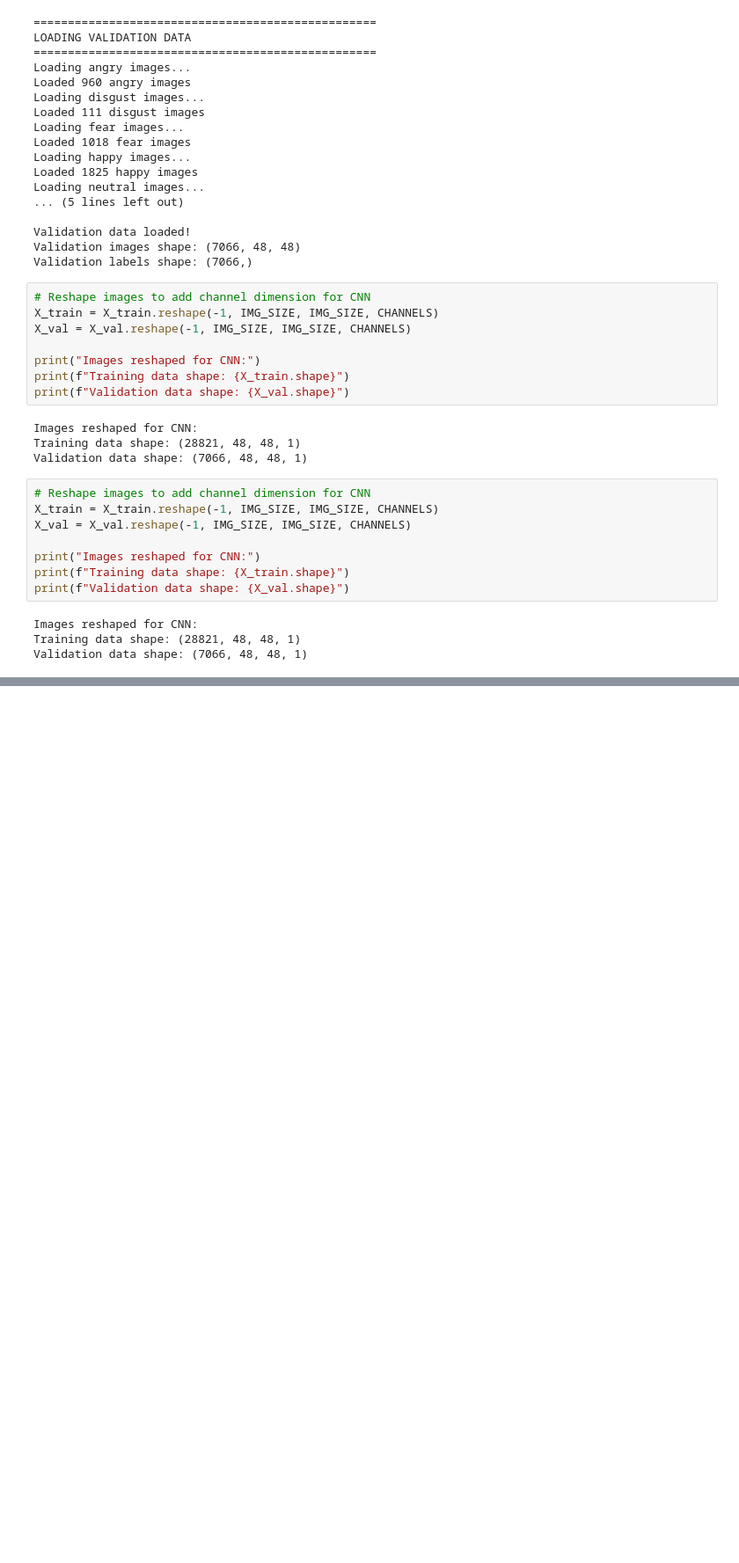
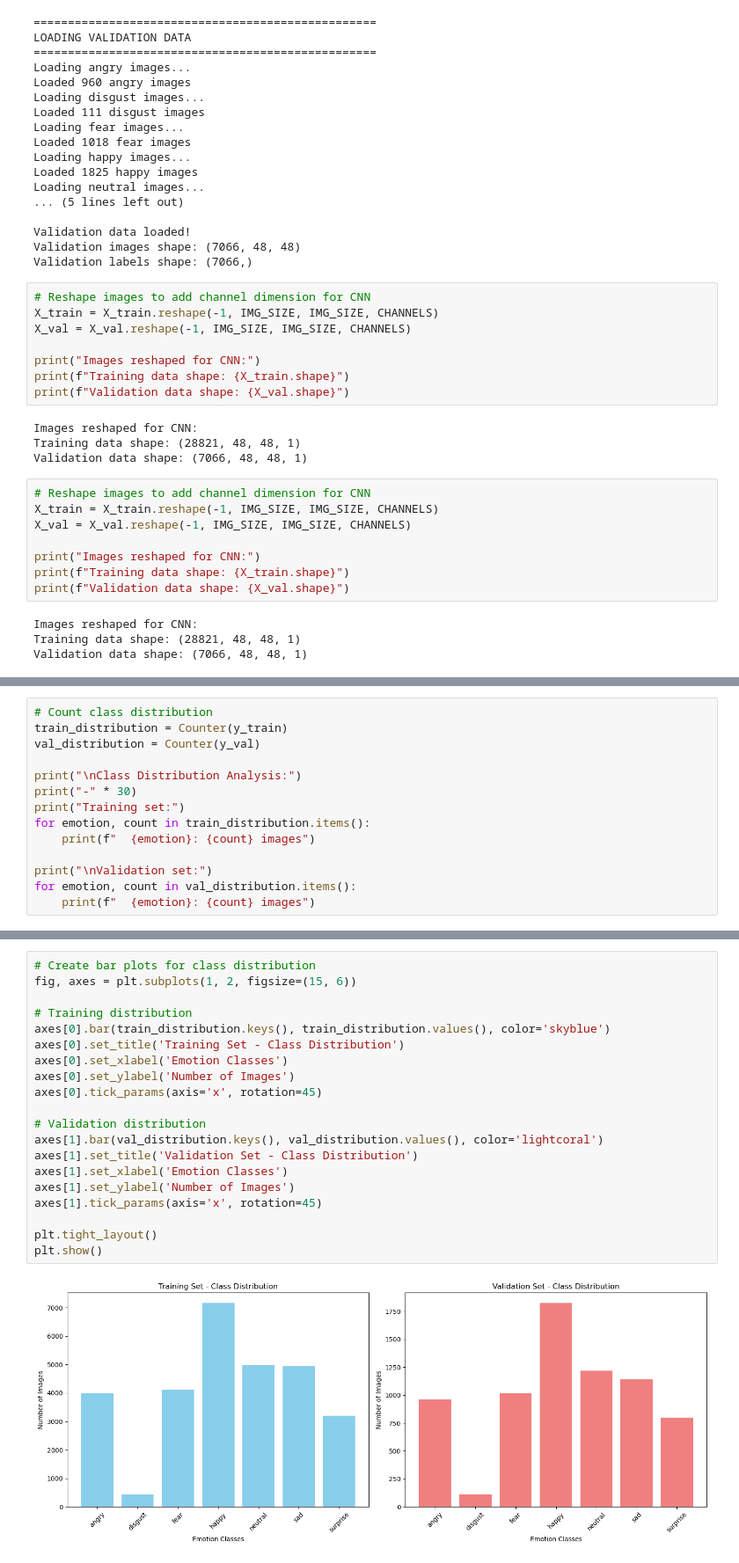
Before and after one commit to sharath199324/DeepFER-Facial-Emotion-Recognition-Using-Deep-Learning-main, a Jupyter notebook: main.ipynb, the cells around one changed output, grey strips where cells are left out. Shown at 88% size. Drawn from its saved outputs; the diff is of its cells as text; blank space fills up the shorter version.

```diff
--- a/main.ipynb
+++ b/main.ipynb
@@ -226,0 +249,14 @@ Validation data shape: (7066, 48, 48, 1)
+# %%
+# Count class distribution
+train_distribution = Counter(y_train)
+val_distribution = Counter(y_val)
+
+print("\nClass Distribution Analysis:")
+print("-" * 30)
+print("Training set:")
+for emotion, count in train_distribution.items():
+    print(f"  {emotion}: {count} images")
+
+print("\nValidation set:")
+for emotion, count in val_distribution.items():
+    print(f"  {emotion}: {count} images")
@@ -226,0 +283,22 @@ Validation data shape: (7066, 48, 48, 1)
+# %%
+# Create bar plots for class distribution
+fig, axes = plt.subplots(1, 2, figsize=(15, 6))
+
+# Training distribution
+axes[0].bar(train_distribution.keys(), train_distribution.values(), color='skyblue')
+axes[0].set_title('Training Set - Class Distribution')
+axes[0].set_xlabel('Emotion Classes')
+axes[0].set_ylabel('Number of Images')
+axes[0].tick_params(axis='x', rotation=45)
+
+# Validation distribution
+axes[1].bar(val_distribution.keys(), val_distribution.values(), color='lightcoral')
+axes[1].set_title('Validation Set - Class Distribution')
+axes[1].set_xlabel('Emotion Classes')
+axes[1].set_ylabel('Number of Images')
+axes[1].tick_params(axis='x', rotation=45)
+
+plt.tight_layout()
+plt.show()
+# %% [output]
+[figure, added]
```
Also changed, not shown: parts of 32 cells of this notebook, 3 other files.
